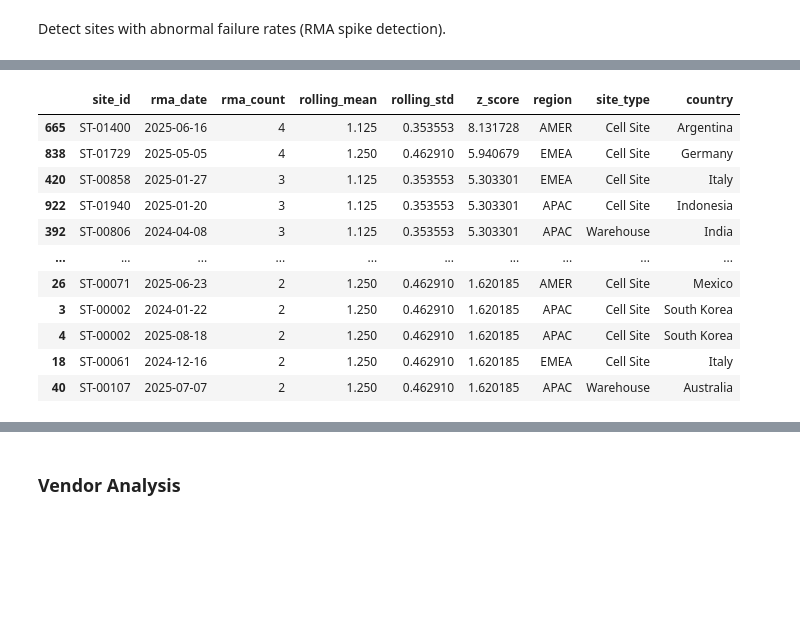
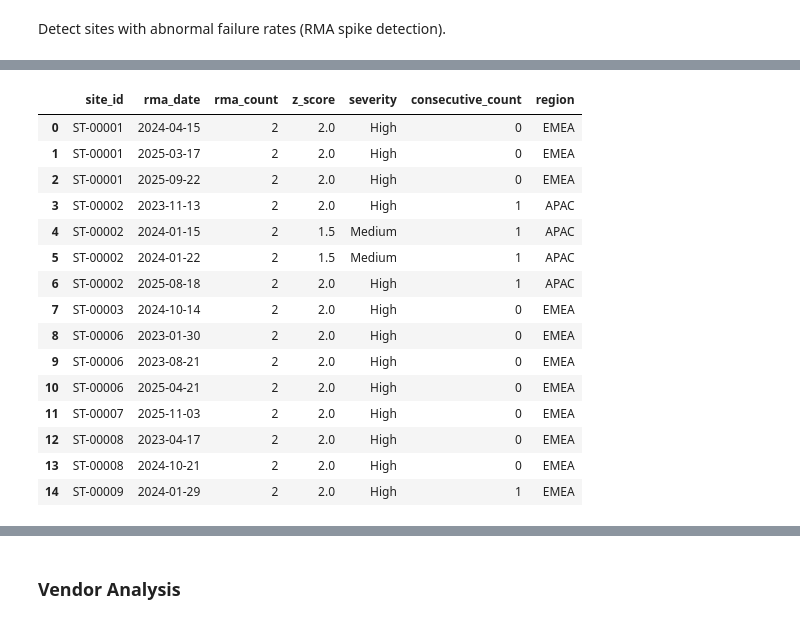
Before and after one commit to miskibin/task, a Jupyter notebook: research/rma_analysis.ipynb, the cells around one changed output, grey strips where cells are left out. Saved outputs shown, nothing was run; the diff lists cells and outputs as text; code cells hidden in the pictures; blank space fills up the shorter version.

```diff
--- a/research/rma_analysis.ipynb
+++ b/research/rma_analysis.ipynb
@@ -54,9 +115,8 @@ Detect sites with abnormal failure rates (RMA spike detection).
 # %%
+# STEP 1: Prepare time series data
 rma_df['rma_date'] = pd.to_datetime(rma_df['rma_date'])
 
-# 2. Aggregate: Create Weekly Time Series
-# ---------------------------------------
-# Group by Site and Week (W-MON = Weekly starting Monday)
+# Create weekly time series by site
 weekly_ts = (
     rma_df
     .groupby(['site_id', pd.Grouper(key='rma_date', freq='W-MON')])
@@ -64,5 +124,13 @@ weekly_ts = (
     .reset_index(name='rma_count')
     .sort_values(['site_id', 'rma_date'])
 )
-weekly_ts
+
+# Filter: Only keep sites with meaningful activity (at least 3 total RMAs in dataset)
+site_totals = weekly_ts.groupby('site_id')['rma_count'].sum()
+active_sites = site_totals[site_totals >= 3].index
+weekly_ts = weekly_ts[weekly_ts['site_id'].isin(active_sites)]
+
+print(f"Total sites with RMA activity: {len(site_totals)}")
+print(f"Sites with ≥3 RMAs (analysis subset): {len(active_sites)}")
+weekly_ts.head(10)
 # %% [output]
@@ -131,6 +285,39 @@ anomalies
 # %%
-anomalies = anomalies.sort_values('z_score', ascending=False)
+# STEP 5: Detect Consecutive Spikes (Persistent Issues)
+# Sites with multiple consecutive anomalous weeks indicate systemic problems
 
-print(f"Detected {len(anomalies)} anomalous spikes.")
-anomalies
+anomalies = anomalies.sort_values(['site_id', 'rma_date'])
+
+# Flag consecutive anomalies
+anomalies['days_since_last_anomaly'] = (
+    anomalies.groupby('site_id')['rma_date']
+    .diff()
+    .dt.days
+)
+
+# Mark consecutive (within 14 days = ~2 weeks)
+anomalies['is_consecutive'] = anomalies['days_since_last_anomaly'] <= 14
+
+# Count consecutive streaks per site
+consecutive_sites = (
+    anomalies[anomalies['is_consecutive']]
+    .groupby('site_id')
+    .size()
+    .reset_index(name='consecutive_count')
+    .sort_values('consecutive_count', ascending=False)
+)
+
+print(f"\n⚠️  Sites with consecutive anomalies (persistent issues): {len(consecutive_sites)}")
+print("\nTop sites with recurring problems:")
+print(consecutive_sites.head(10))
+
+# Add this info to anomalies table
+anomalies = anomalies.merge(
+    consecutive_sites[['site_id', 'consecutive_count']],
+    on='site_id',
+    how='left'
+)
+anomalies['consecutive_count'] = anomalies['consecutive_count'].fillna(0).astype(int)
+
+anomalies[['site_id', 'rma_date', 'rma_count', 'z_score', 'severity', 'consecutive_count', 'region']].head(15)
 # %% [output]
@@ -138,12 +332,16 @@ Detected 952 anomalous spikes.
-|  | site_id | rma_date | rma_count | rolling_mean | rolling_std | z_score | region | site_type | country |
-| 665 | ST-01400 | 2025-06-16 | 4 | 1.125 | 0.353553 | 8.131728 | AMER | Cell Site | Argentina |
-| 838 | ST-01729 | 2025-05-05 | 4 | 1.250 | 0.462910 | 5.940679 | EMEA | Cell Site | Germany |
-| 420 | ST-00858 | 2025-01-27 | 3 | 1.125 | 0.353553 | 5.303301 | EMEA | Cell Site | Italy |
-| 922 | ST-01940 | 2025-01-20 | 3 | 1.125 | 0.353553 | 5.303301 | APAC | Cell Site | Indonesia |
-| 392 | ST-00806 | 2024-04-08 | 3 | 1.125 | 0.353553 | 5.303301 | APAC | Warehouse | India |
-| ... | ... | ... | ... | ... | ... | ... | ... | ... | ... |
-| 26 | ST-00071 | 2025-06-23 | 2 | 1.250 | 0.462910 | 1.620185 | AMER | Cell Site | Mexico |
-| 3 | ST-00002 | 2024-01-22 | 2 | 1.250 | 0.462910 | 1.620185 | APAC | Cell Site | South Korea |
-| 4 | ST-00002 | 2025-08-18 | 2 | 1.250 | 0.462910 | 1.620185 | APAC | Cell Site | South Korea |
-| 18 | ST-00061 | 2024-12-16 | 2 | 1.250 | 0.462910 | 1.620185 | EMEA | Cell Site | Italy |
-| 40 | ST-00107 | 2025-07-07 | 2 | 1.250 | 0.462910 | 1.620185 | APAC | Warehouse | Australia |
+|  | site_id | rma_date | rma_count | z_score | severity | consecutive_count | region |
+| 0 | ST-00001 | 2024-04-15 | 2 | 2.0 | High | 0 | EMEA |
+| 1 | ST-00001 | 2025-03-17 | 2 | 2.0 | High | 0 | EMEA |
+| 2 | ST-00001 | 2025-09-22 | 2 | 2.0 | High | 0 | EMEA |
+| 3 | ST-00002 | 2023-11-13 | 2 | 2.0 | High | 1 | APAC |
+| 4 | ST-00002 | 2024-01-15 | 2 | 1.5 | Medium | 1 | APAC |
+| 5 | ST-00002 | 2024-01-22 | 2 | 1.5 | Medium | 1 | APAC |
+| 6 | ST-00002 | 2025-08-18 | 2 | 2.0 | High | 1 | APAC |
+| 7 | ST-00003 | 2024-10-14 | 2 | 2.0 | High | 0 | EMEA |
+| 8 | ST-00006 | 2023-01-30 | 2 | 2.0 | High | 0 | EMEA |
+| 9 | ST-00006 | 2023-08-21 | 2 | 2.0 | High | 0 | EMEA |
+| 10 | ST-00006 | 2025-04-21 | 2 | 2.0 | High | 0 | EMEA |
+| 11 | ST-00007 | 2025-11-03 | 2 | 2.0 | High | 0 | EMEA |
+| 12 | ST-00008 | 2023-04-17 | 2 | 2.0 | High | 0 | EMEA |
+| 13 | ST-00008 | 2024-10-21 | 2 | 2.0 | High | 0 | EMEA |
+| 14 | ST-00009 | 2024-01-29 | 2 | 2.0 | High | 1 | EMEA |
```
Also changed, not shown: parts of 17 cells of this notebook, 13 other files.
